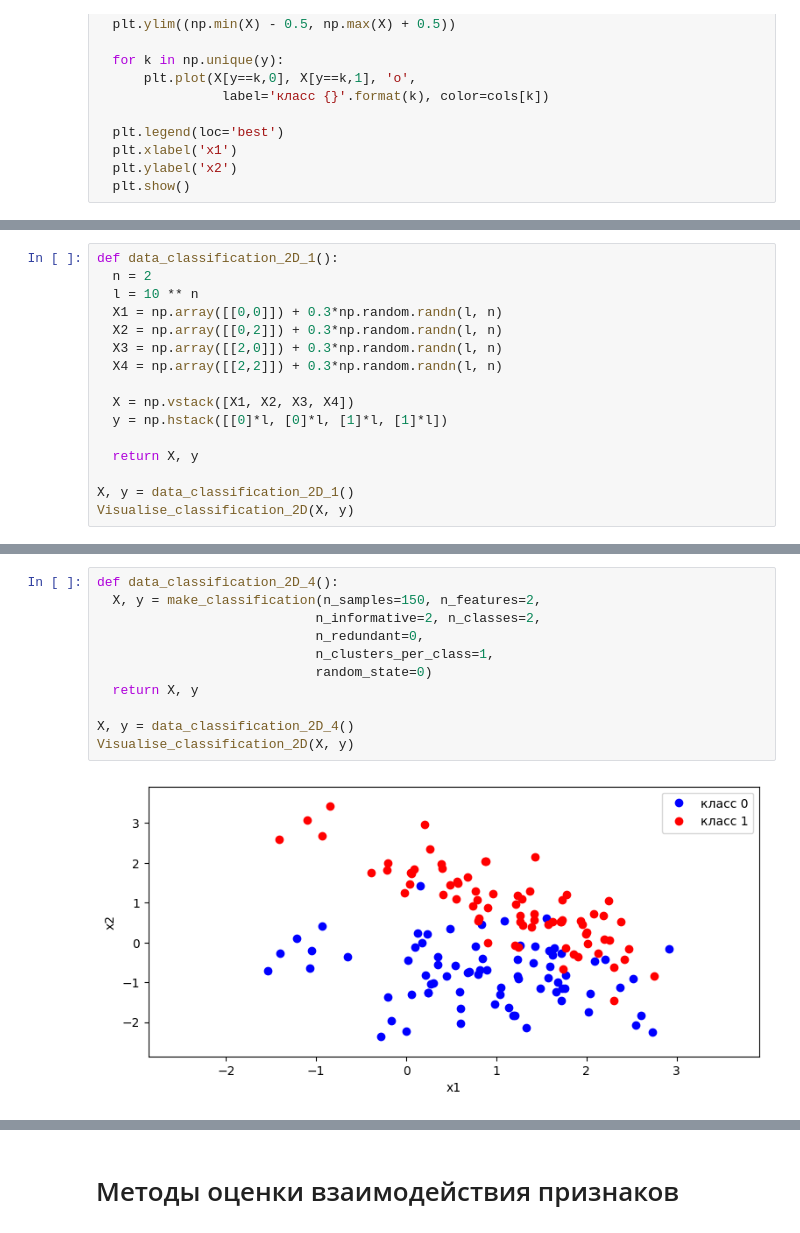
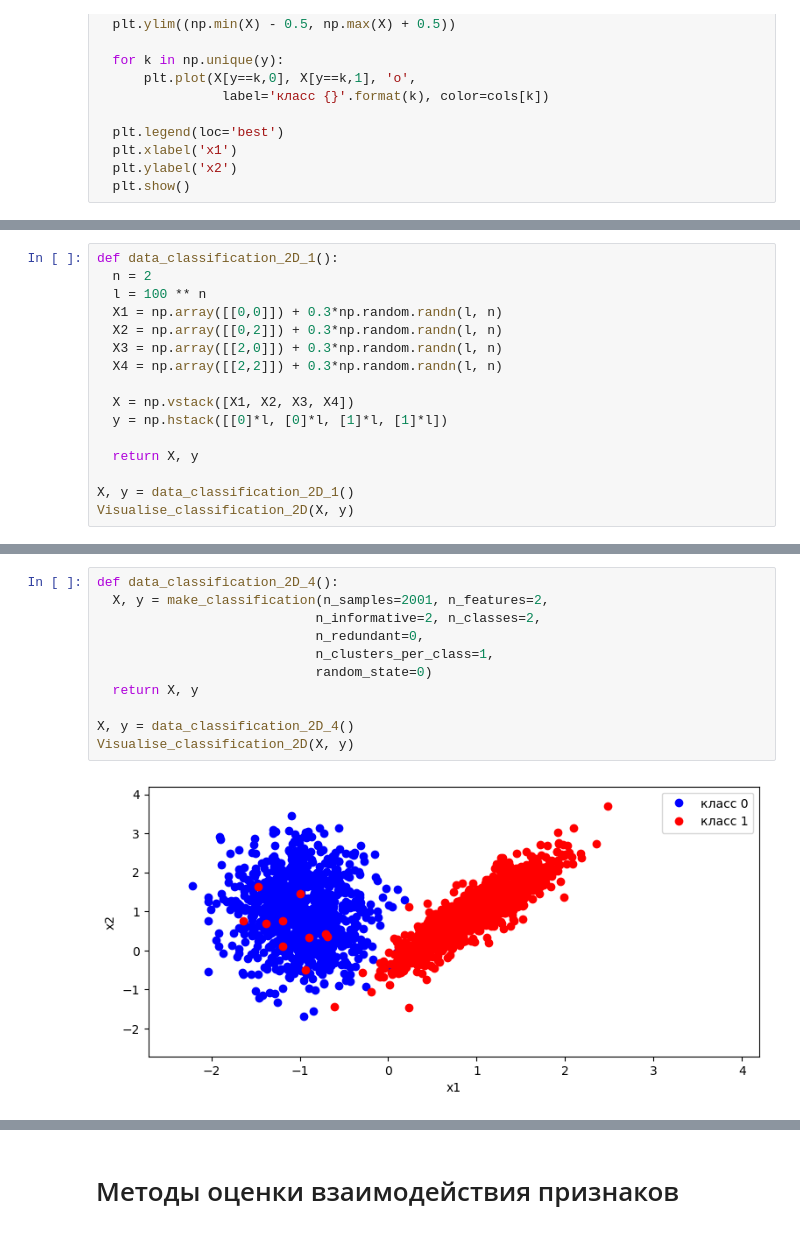
Before and after one commit to Ch1pchilinka/Gromakov-BS, a Jupyter notebook: code/Experiments.ipynb, the cells around one changed output, grey strips where cells are left out. Saved outputs shown, nothing was run; the diff lists cells and outputs as text.

```diff
--- a/code/Experiments.ipynb
+++ b/code/Experiments.ipynb
@@ -122,7 +262,7 @@ def Visualise_regression_2D(X, y):
 # %%
 def data_classification_2D_1():
   n = 2
-  l = 10 ** n
+  l = 100 ** n
   X1 = np.array([[0,0]]) + 0.3*np.random.randn(l, n)
   X2 = np.array([[0,2]]) + 0.3*np.random.randn(l, n)
   X3 = np.array([[2,0]]) + 0.3*np.random.randn(l, n)
@@ -174,15 +314,15 @@ Visualise_classification_2D(X, y)
 # %%
 def data_classification_2D_4():
-  X, y = make_classification(n_samples=150, n_features=2,
+  X, y = make_classification(n_samples=2001, n_features=2,
                             n_informative=2, n_classes=2,
                             n_redundant=0,
                             n_clusters_per_class=1,
                             random_state=0)
   return X, y
 
 X, y = data_classification_2D_4()
 Visualise_classification_2D(X, y)
 # %% [output]
-[figure, old version]
+[figure, new version]
 # %%
 def data_classification_2D_5():
```
Also changed, not shown: parts of 53 cells of this notebook.
